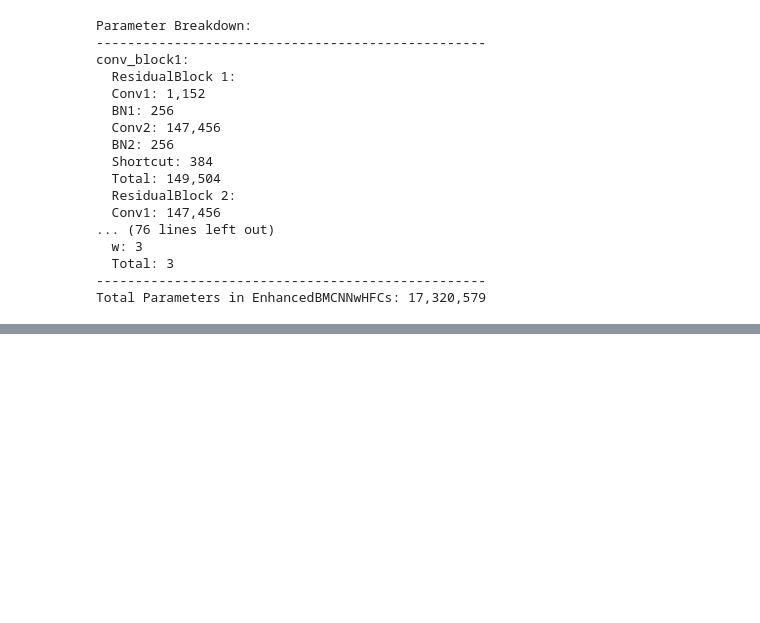
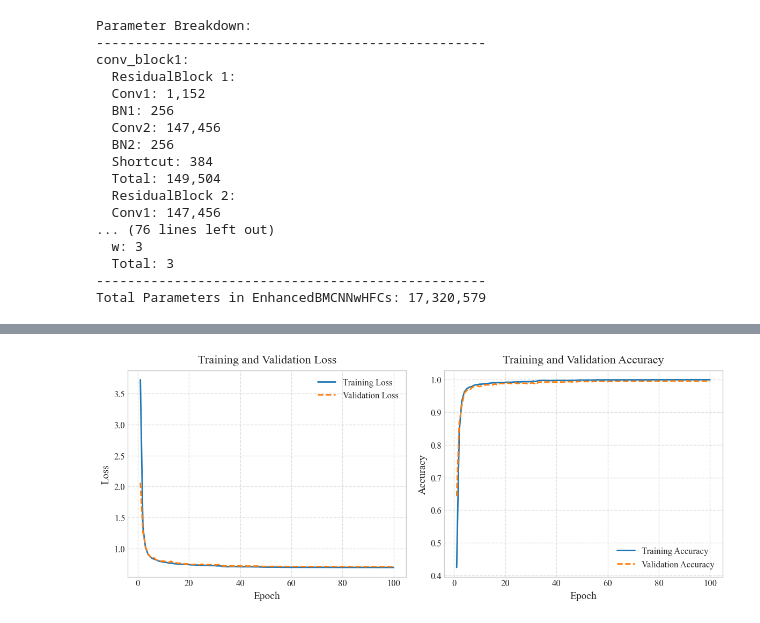
Before and after one commit to sahajrajmalla/MallaNet, a Jupyter notebook: notebooks/viz.ipynb, the cells around one changed output, grey strips where cells are left out. Cells and saved outputs as stored; diff of their text form; code cells hidden in the pictures; blank space fills up the shorter version.

Commit message:
added side by side train val plot

```diff
--- a/notebooks/viz.ipynb
+++ b/notebooks/viz.ipynb
@@ -538,0 +577,55 @@ Total Parameters in EnhancedBMCNNwHFCs: 17,320,579
+# %%
+import matplotlib.pyplot as plt
+
+# Apply scientific style
+plt.style.use("seaborn-v0_8-whitegrid")
+
+# Set font size for paper-quality plots
+plt.rcParams.update({
+    "font.size": 14,
+    "font.family": "serif",
+    "axes.titlesize": 16,
+    "axes.labelsize": 14,
+    "legend.fontsize": 12,
+    "xtick.labelsize": 12,
+    "ytick.labelsize": 12
+})
+
+# Create subplots: side by side (loss left, accuracy right)
+fig, (ax1, ax2) = plt.subplots(1, 2, figsize=(12, 5), sharex=True)
+
+# --- Loss plot ---
+ax1.plot(best_data['epoch'], best_data['train_loss'], label='Training Loss',
+         color='tab:blue', linewidth=2)
+ax1.plot(best_data['epoch'], best_data['val_loss'], label='Validation Loss',
+         color='tab:orange', linestyle='--', linewidth=2)
+
+ax1.set_xlabel('Epoch')
+ax1.set_ylabel('Loss')
+ax1.legend(frameon=False, loc='upper right')
+ax1.set_title('Training and Validation Loss', pad=10)
+
+# --- Accuracy plot ---
+ax2.plot(best_data['epoch'], best_data['train_acc'], label='Training Accuracy',
+         color='tab:blue', linewidth=2)
+ax2.plot(best_data['epoch'], best_data['val_acc'], label='Validation Accuracy',
+         color='tab:orange', linestyle='--', linewidth=2)
+
+ax2.set_xlabel('Epoch')
+ax2.set_ylabel('Accuracy')
+ax2.legend(frameon=False, loc='lower right')
+ax2.set_title('Training and Validation Accuracy', pad=10)
+
+# Add grid styling
+for ax in (ax1, ax2):
+    ax.grid(True, linestyle='--', alpha=0.6)
+
+# Adjust layout
+plt.tight_layout()
+
+# Save high-quality figure for LaTeX inclusion
+plt.savefig('train_val_curves.png', dpi=600, bbox_inches='tight')
+
+plt.show()
+# %% [output]
+[figure, added]
```
Also changed, not shown: parts of 2 cells of this notebook, 1 other file.
